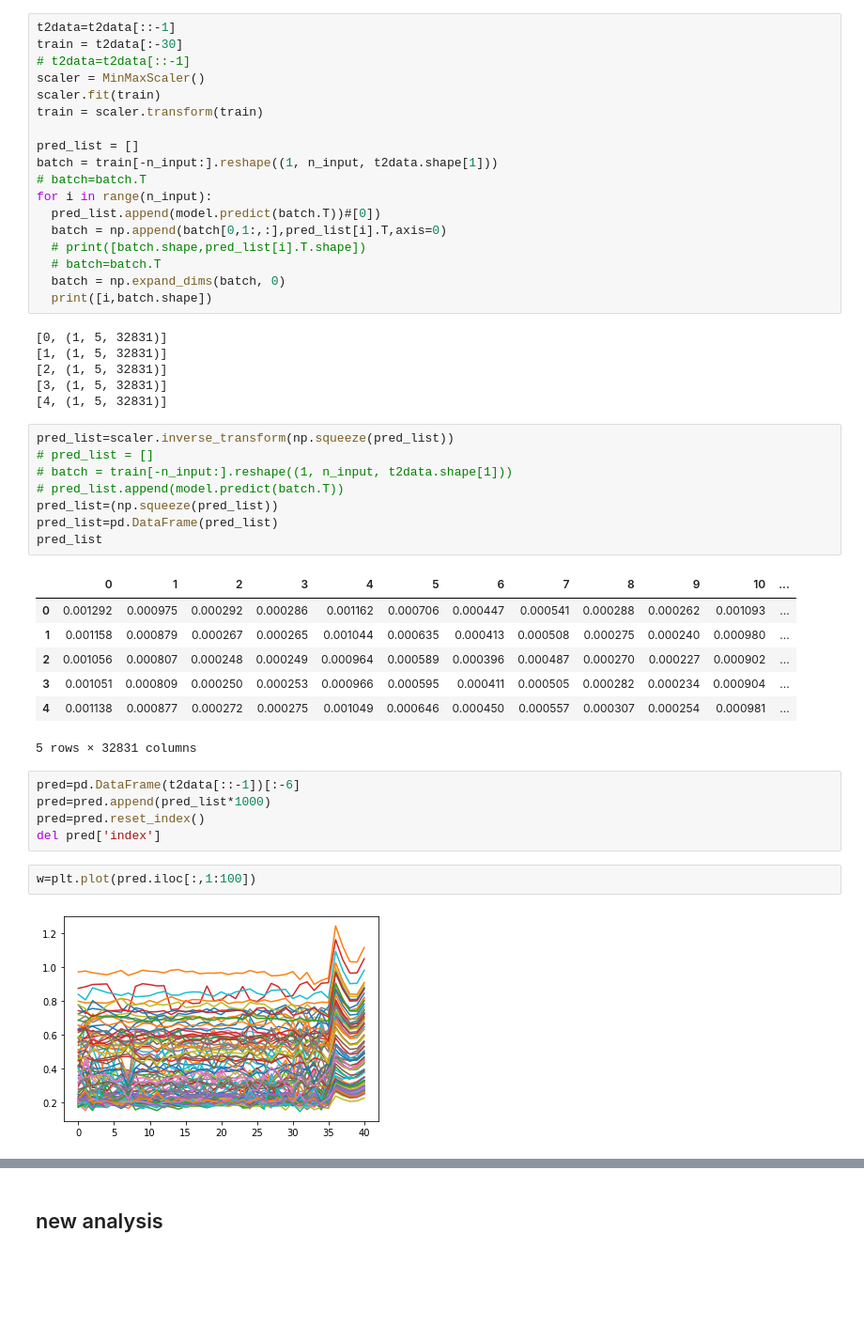
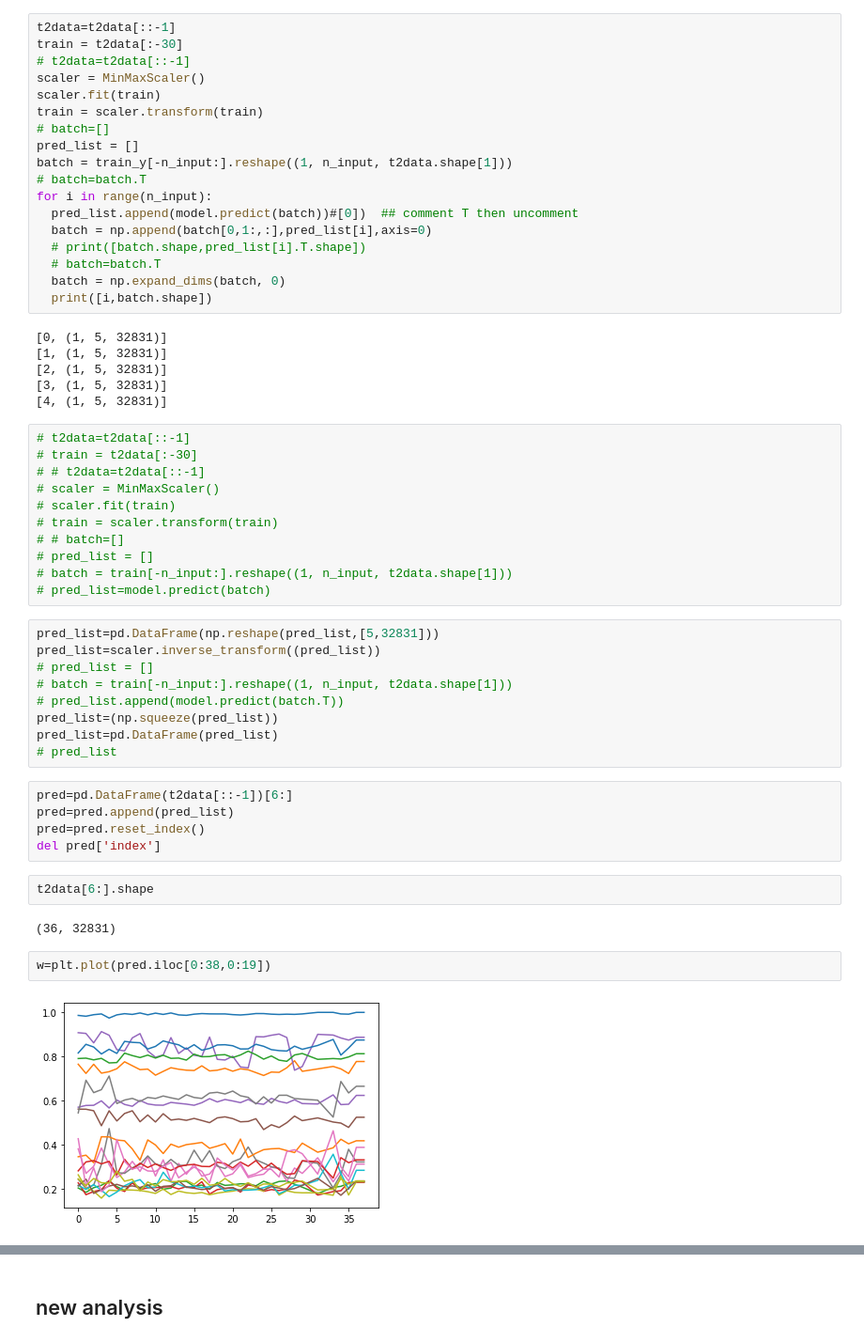
Before and after one commit to dcolinmorgan/prediction, a Jupyter notebook: LTCOPD_TS_LSTM.ipynb, the cells around one changed output, grey strips where cells are left out. Shown at 94% size. Drawn from its saved outputs; the diff is of its cells as text; blank space fills up the shorter version.

```diff
--- a/LTCOPD_TS_LSTM.ipynb
+++ b/LTCOPD_TS_LSTM.ipynb
@@ -701,13 +694,13 @@ train = t2data[:-30]
 scaler = MinMaxScaler()
 scaler.fit(train)
 train = scaler.transform(train)
-
+# batch=[]
 pred_list = []
-batch = train[-n_input:].reshape((1, n_input, t2data.shape[1]))
+batch = train_y[-n_input:].reshape((1, n_input, t2data.shape[1]))
 # batch=batch.T
 for i in range(n_input):
-  pred_list.append(model.predict(batch.T))#[0])
-  batch = np.append(batch[0,1:,:],pred_list[i].T,axis=0)
+  pred_list.append(model.predict(batch))#[0])  ## comment T then uncomment
+  batch = np.append(batch[0,1:,:],pred_list[i],axis=0)
   # print([batch.shape,pred_list[i].T.shape])
   # batch=batch.T
   batch = np.expand_dims(batch, 0)
@@ -718,28 +711,36 @@ for i in range(n_input):
 [2, (1, 5, 32831)]
 [3, (1, 5, 32831)]
 [4, (1, 5, 32831)]
+# %%
+# t2data=t2data[::-1]
+# train = t2data[:-30]
+# # t2data=t2data[::-1]
+# scaler = MinMaxScaler()
+# scaler.fit(train)
+# train = scaler.transform(train)
+# # batch=[]
+# pred_list = []
+# batch = train[-n_input:].reshape((1, n_input, t2data.shape[1]))
+# pred_list=model.predict(batch)
 # %%
-pred_list=scaler.inverse_transform(np.squeeze(pred_list))
+pred_list=pd.DataFrame(np.reshape(pred_list,[5,32831]))
+pred_list=scaler.inverse_transform((pred_list))
 # pred_list = []
 # batch = train[-n_input:].reshape((1, n_input, t2data.shape[1]))
 # pred_list.append(model.predict(batch.T))
 pred_list=(np.squeeze(pred_list))
 pred_list=pd.DataFrame(pred_list)
-pred_list
+# pred_list
-# %% [output]
-|  | 0 | 1 | 2 | 3 | 4 | 5 | 6 | 7 | 8 | 9 | 10 | ... |
-| 0 | 0.001292 | 0.000975 | 0.000292 | 0.000286 | 0.001162 | 0.000706 | 0.000447 | 0.000541 | 0.000288 | 0.000262 | 0.001093 | ... |
-| 1 | 0.001158 | 0.000879 | 0.000267 | 0.000265 | 0.001044 | 0.000635 | 0.000413 | 0.000508 | 0.000275 | 0.000240 | 0.000980 | ... |
-| 2 | 0.001056 | 0.000807 | 0.000248 | 0.000249 | 0.000964 | 0.000589 | 0.000396 | 0.000487 | 0.000270 | 0.000227 | 0.000902 | ... |
-| 3 | 0.001051 | 0.000809 | 0.000250 | 0.000253 | 0.000966 | 0.000595 | 0.000411 | 0.000505 | 0.000282 | 0.000234 | 0.000904 | ... |
-| 4 | 0.001138 | 0.000877 | 0.000272 | 0.000275 | 0.001049 | 0.000646 | 0.000450 | 0.000557 | 0.000307 | 0.000254 | 0.000981 | ... |
-5 rows × 32831 columns
 # %%
-pred=pd.DataFrame(t2data[::-1])[:-6]
-pred=pred.append(pred_list*1000)
+pred=pd.DataFrame(t2data[::-1])[6:]
+pred=pred.append(pred_list)
 pred=pred.reset_index()
 del pred['index']
+# %%
+t2data[6:].shape
+# %% [output]
+(36, 32831)
 # %%
-w=plt.plot(pred.iloc[:,1:100])
+w=plt.plot(pred.iloc[0:38,0:19])
 # %% [output]
-[figure, old version]
+[figure, new version]
```
Also changed, not shown: parts of 16 cells of this notebook.
